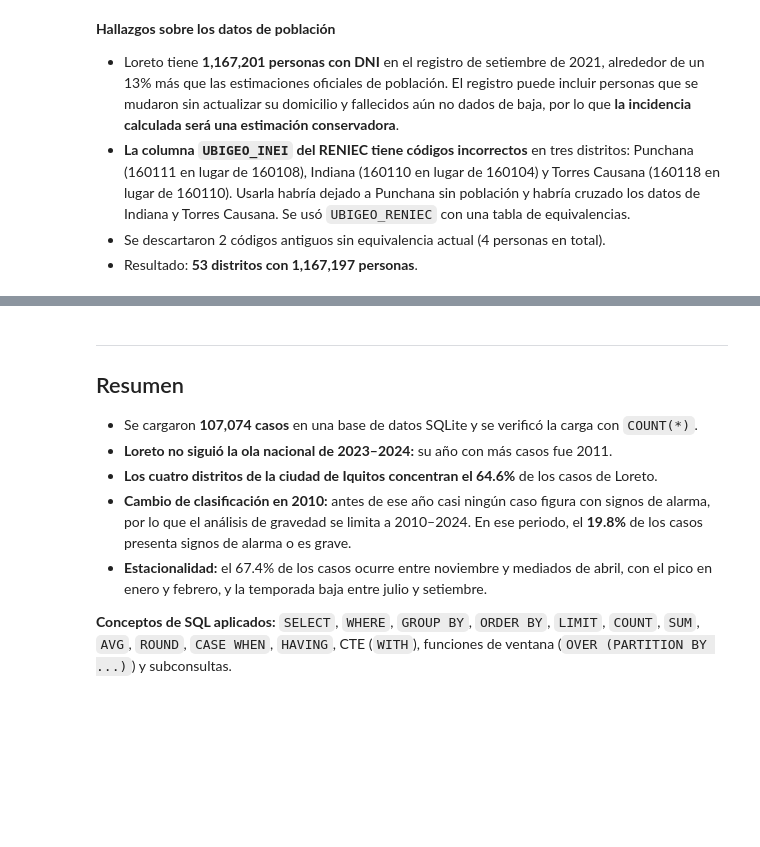
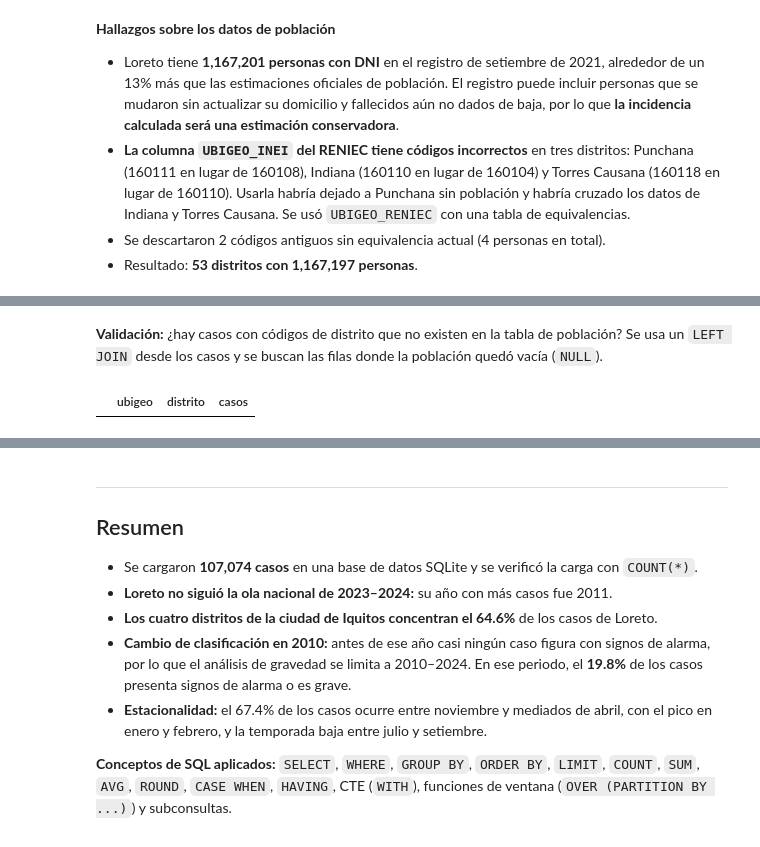
Before and after one commit to David-Sac/dengue-loreto, a Jupyter notebook: notebooks/03_sql.ipynb, the cells around one changed output, grey strips where cells are left out. Cells and saved outputs as stored; diff of their text form; code cells hidden in the pictures; blank space fills up the shorter version.

```diff
--- a/notebooks/03_sql.ipynb
+++ b/notebooks/03_sql.ipynb
@@ -634,0 +643,18 @@ Distritos: 53 | Población: 1,167,197
+# %% [markdown]
+**Validación:** ¿hay casos con códigos de distrito que no existen en la tabla de población? Se usa un `LEFT JOIN` desde los casos y se buscan las filas donde la población quedó vacía (`NULL`).
+# %%
+consulta("""
+WITH casos_distrito AS (
+    SELECT ubigeo, distrito, COUNT(*) AS casos
+    FROM casos
+    WHERE ano BETWEEN 2020 AND 2024
+    GROUP BY ubigeo, distrito
+)
+SELECT c.ubigeo, c.distrito, c.casos
+FROM casos_distrito AS c
+LEFT JOIN poblacion AS p
+    ON c.ubigeo = p.ubigeo
+WHERE p.ubigeo IS NULL
+""")
+# %% [output]
+|  | ubigeo | distrito | casos |
```
Also changed, not shown: parts of 3 cells of this notebook.
